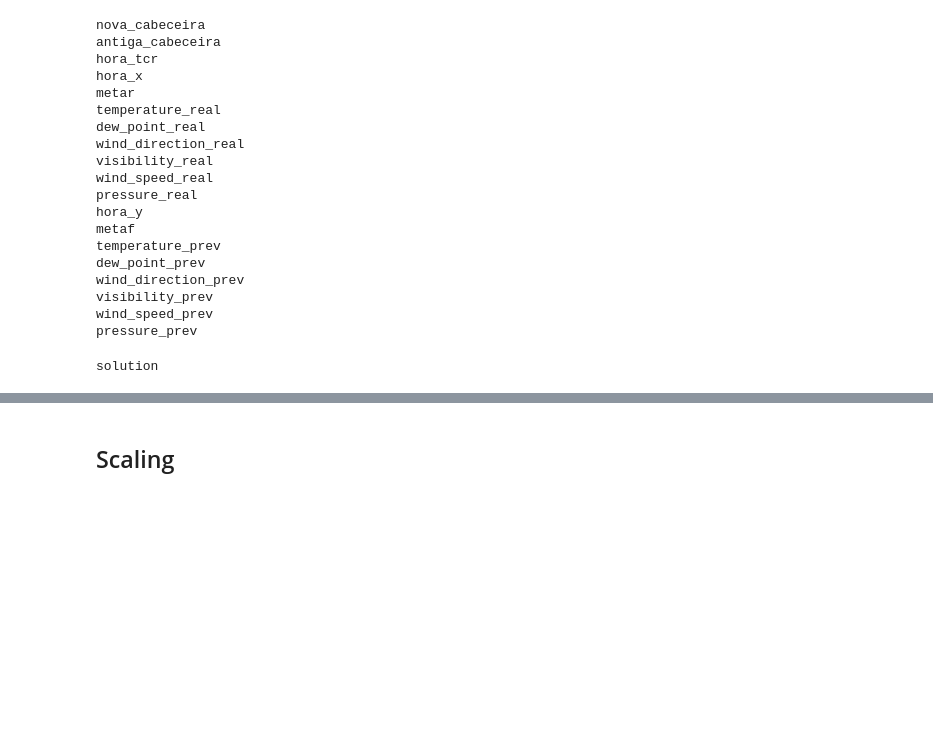
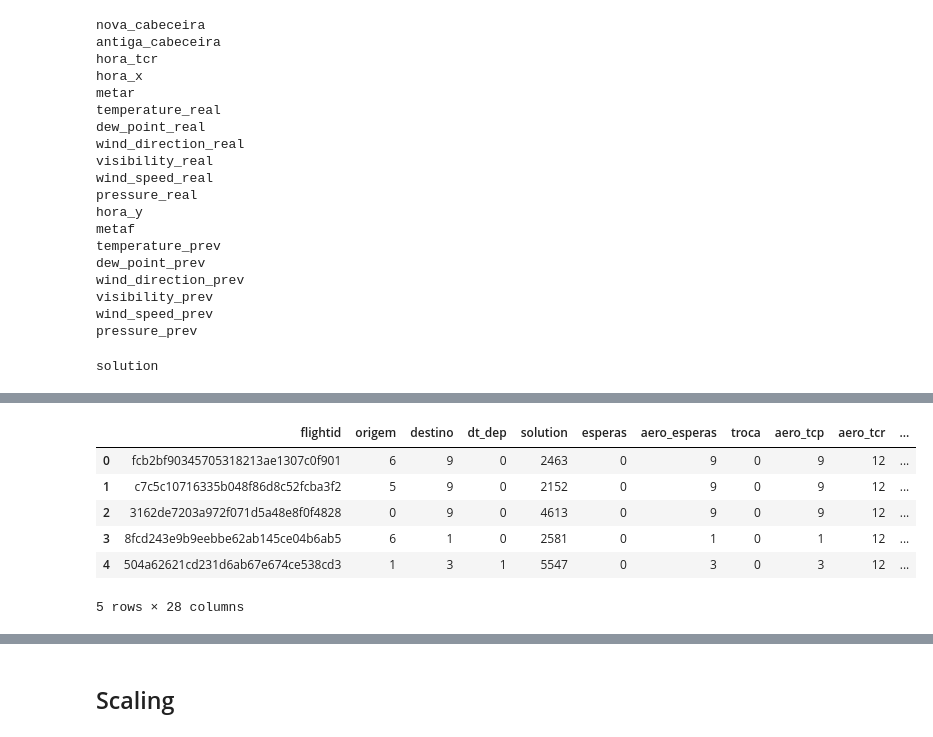
Before and after one commit to InAI-Delta/ita-datascience-2023, a Jupyter notebook: initial_analysis.ipynb, the cells around one changed output, grey strips where cells are left out. Cells and saved outputs as stored; diff of their text form; code cells hidden in the pictures; blank space fills up the shorter version.

```diff
--- a/initial_analysis.ipynb
+++ b/initial_analysis.ipynb
@@ -869,0 +906,10 @@ memory usage: 9.4+ MB
+# %%
+train_data.head(5)
+# %% [output]
+|  | flightid | origem | destino | dt_dep | solution | esperas | aero_esperas | troca | aero_tcp | aero_tcr | ... |
+| 0 | fcb2bf90345705318213ae1307c0f901 | 6 | 9 | 0 | 2463 | 0 | 9 | 0 | 9 | 12 | ... |
+| 1 | c7c5c10716335b048f86d8c52fcba3f2 | 5 | 9 | 0 | 2152 | 0 | 9 | 0 | 9 | 12 | ... |
+| 2 | 3162de7203a972f071d5a48e8f0f4828 | 0 | 9 | 0 | 4613 | 0 | 9 | 0 | 9 | 12 | ... |
+| 3 | 8fcd243e9b9eebbe62ab145ce04b6ab5 | 6 | 1 | 0 | 2581 | 0 | 1 | 0 | 1 | 12 | ... |
+| 4 | 504a62621cd231d6ab67e674ce538cd3 | 1 | 3 | 1 | 5547 | 0 | 3 | 0 | 3 | 12 | ... |
+5 rows × 28 columns
```
Also changed, not shown: parts of 33 cells of this notebook, 1 other file.
